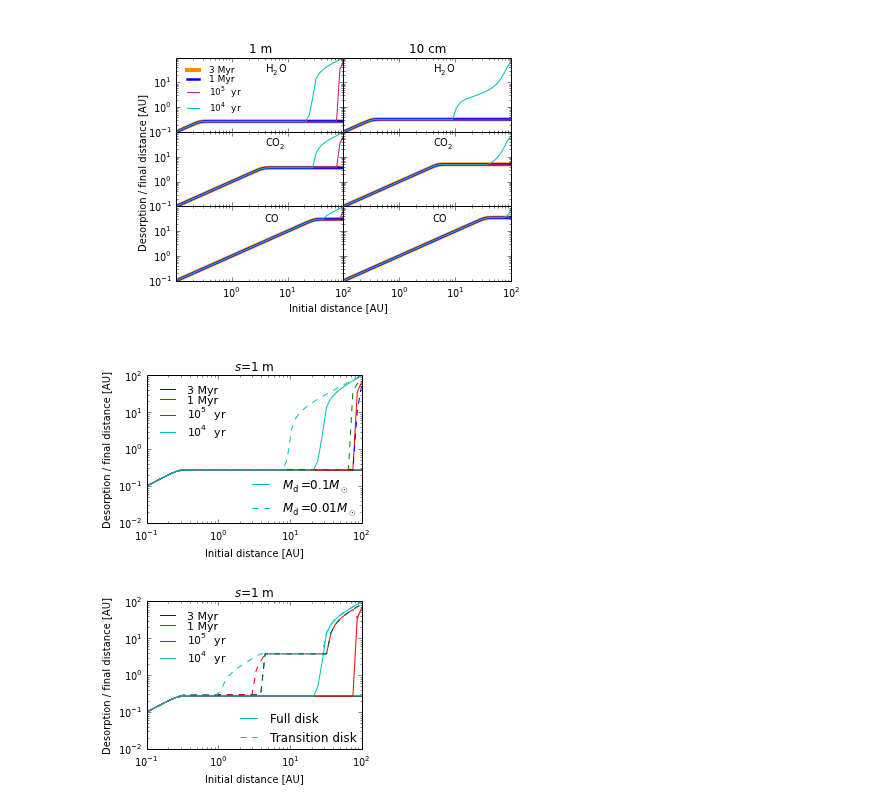
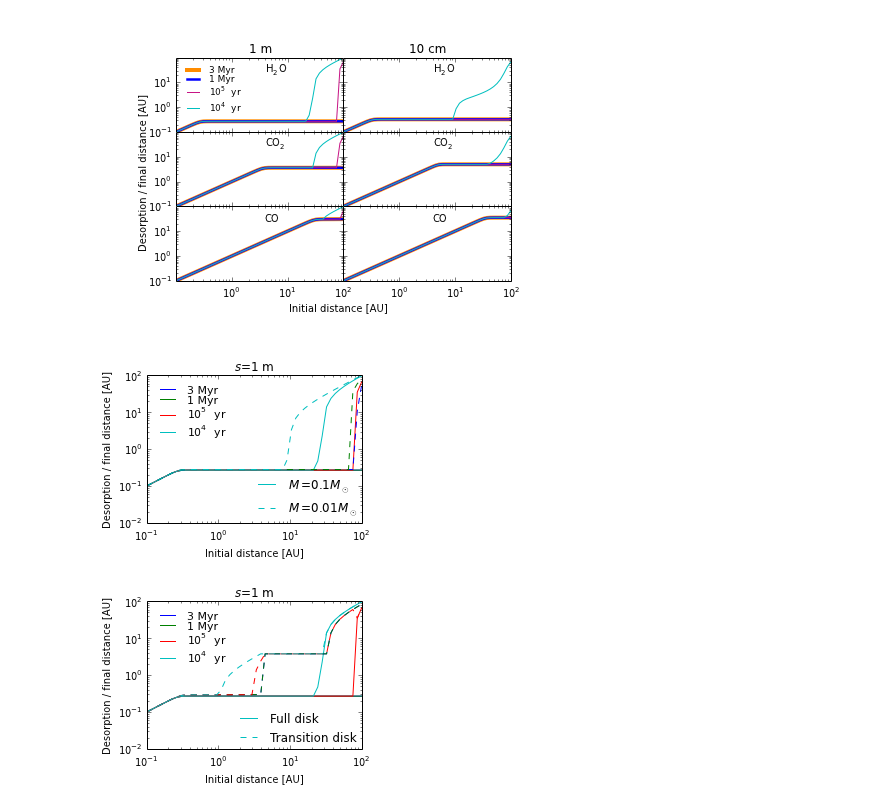
Before and after one commit to apiso/Thesis, a Jupyter notebook: python/drift_desorption_distance_creating_files_transition_disk.ipynb, the cells around one changed output. Cells and saved outputs as stored; diff of their text form; code cells hidden in the pictures.

```diff
--- a/python/drift_desorption_distance_creating_files_transition_disk.ipynb
+++ b/python/drift_desorption_distance_creating_files_transition_disk.ipynb
@@ -431,30 +431,30 @@ rcParams['mathtext.bf'] = 'Bitstream Vera Sans:bold'
 # %%
 plt.figure(figsize = (4,0.75*4))
 
 plt.loglog(ai3e6, af3e6, label = '3 Myr')
 plt.loglog(ai1e6, af1e6, label = '1 Myr')
 plt.loglog(ai1e5, af1e5, label = r'$10^5$ yr')
 p1, = plt.loglog(ai1e4, af1e4, label = r'$10^4$ yr')
 
 plt.loglog(ai3e6Md, af3e6Md, '--b')
 plt.loglog(ai1e6Md, af1e6Md, '--g')
 plt.loglog(ai1e5Md, af1e5Md, ls = '--r')
 p2, = plt.loglog(ai1e4Md, af1e4Md, '--c')
 
-l1 = legend([p1, p2], [r'$M_{\rm d}=0.1 M_{\odot}$', r'$M_{\rm d}=0.01 M_{\odot}$'], frameon = False, loc = 4, \
+l1 = legend([p1, p2], [r'$M=0.1 M_{\odot}$', r'$M=0.01 M_{\odot}$'], frameon = False, loc = 4, \
             borderpad = -0.1)
 
 plt.legend(loc = 2, frameon = False, labelspacing = 0, prop = {'size':11})
 gca().add_artist(l1)
 plt.title(r'$s$=1 m')
 plt.xlabel('Initial distance [AU]')
 plt.ylabel('Desorption / final distance [AU]')
 
 plt.tight_layout()
 
 plt.savefig('../figs/desorption_distance_varying_Md.pdf')
 # %% [output]
-[figure, old version]
+[figure, new version]
 # %%
 plt.figure(figsize = (4,0.75*4))
 
```
Also changed, not shown: 15 other files.
